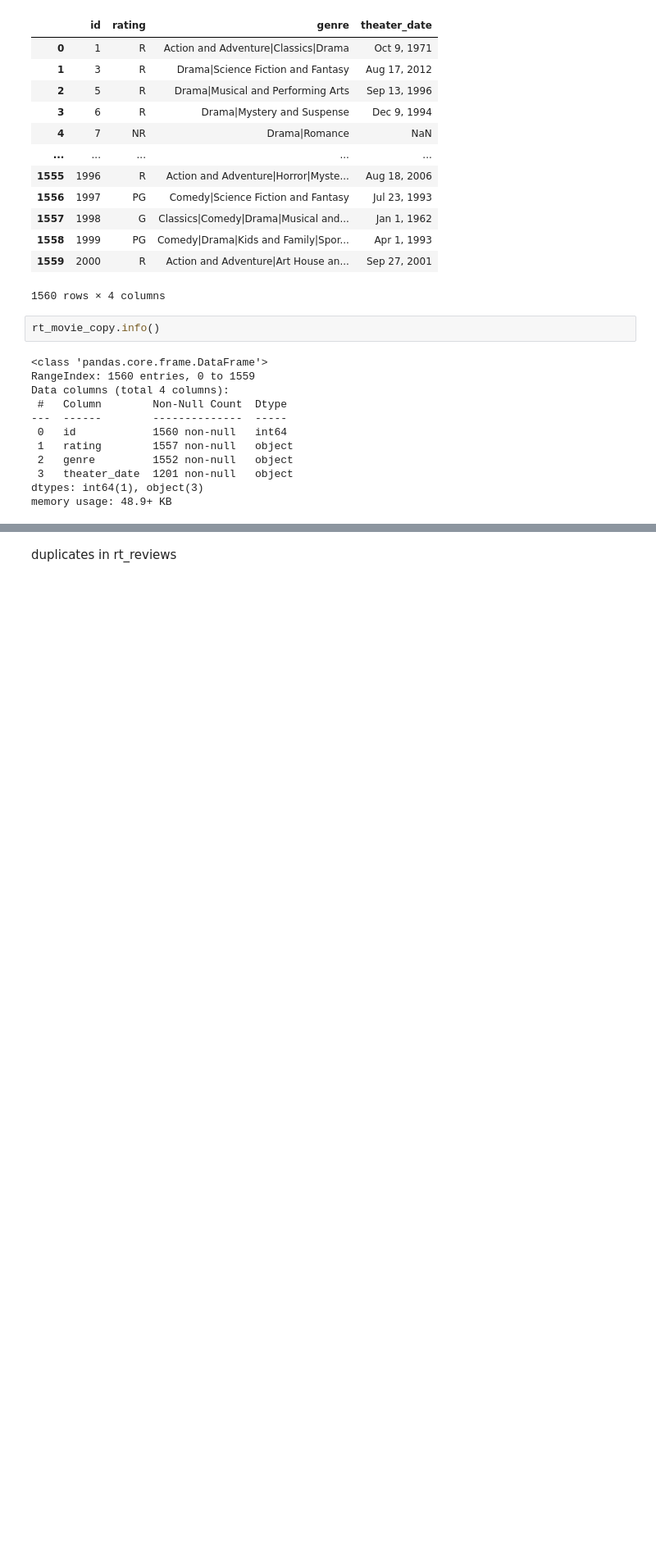
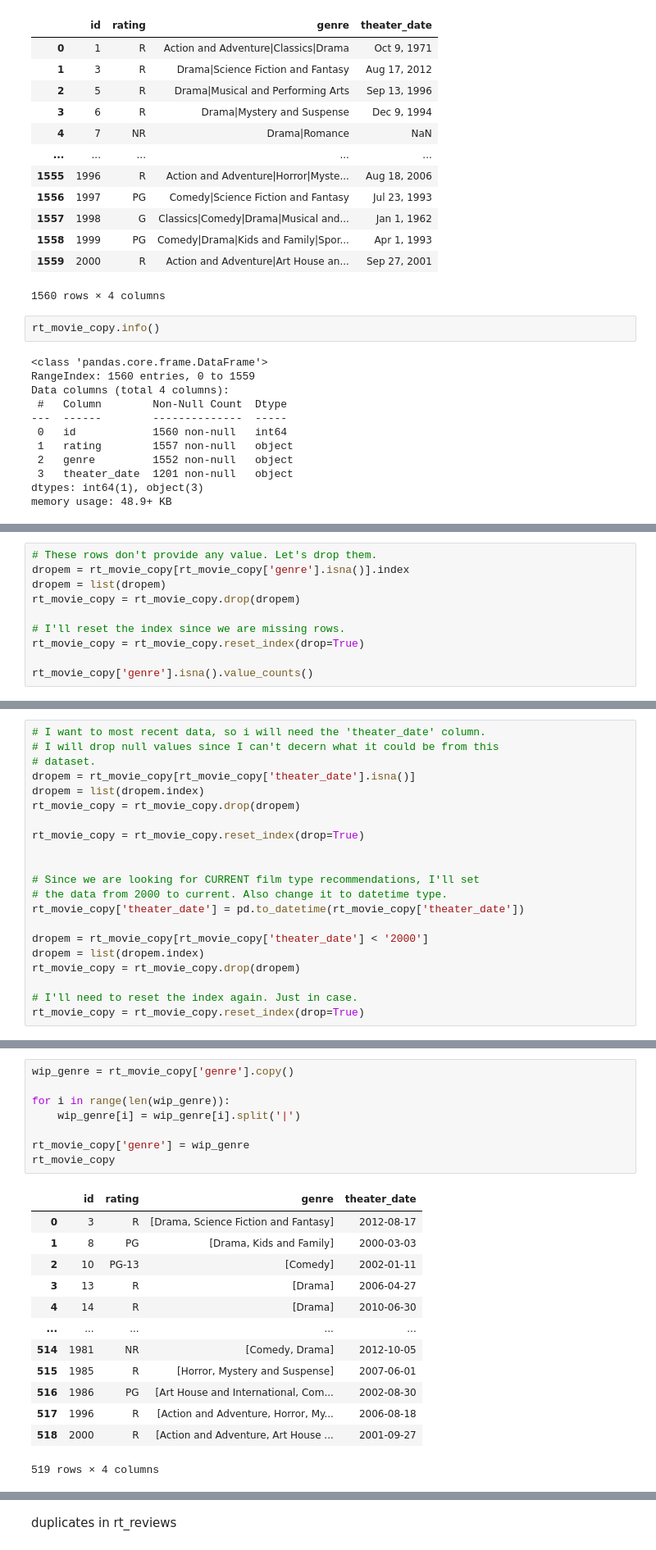
Before and after one commit to epradojr/Microsoft-Movie-Studio-Business-Proposition, a Jupyter notebook: draft_dsc-phase1-project.ipynb, the cells around one changed output, grey strips where cells are left out. Shown at 82% size. Cells and saved outputs as stored; diff of their text form; blank space fills up the shorter version.

```diff
--- a/draft_dsc-phase1-project.ipynb
+++ b/draft_dsc-phase1-project.ipynb
@@ -204,0 +218,10 @@ memory usage: 48.9+ KB
+# %%
+# These rows don't provide any value. Let's drop them.
+dropem = rt_movie_copy[rt_movie_copy['genre'].isna()].index
+dropem = list(dropem)
+rt_movie_copy = rt_movie_copy.drop(dropem)
+
+# I'll reset the index since we are missing rows.
+rt_movie_copy = rt_movie_copy.reset_index(drop=True)
+
+rt_movie_copy['genre'].isna().value_counts()
@@ -204,0 +245,21 @@ memory usage: 48.9+ KB
+# %%
+# I want to most recent data, so i will need the 'theater_date' column.
+# I will drop null values since I can't decern what it could be from this
+# dataset.
+dropem = rt_movie_copy[rt_movie_copy['theater_date'].isna()]
+dropem = list(dropem.index)
+rt_movie_copy = rt_movie_copy.drop(dropem)
+
+rt_movie_copy = rt_movie_copy.reset_index(drop=True)
+
+
+# Since we are looking for CURRENT film type recommendations, I'll set
+# the data from 2000 to current. Also change it to datetime type.
+rt_movie_copy['theater_date'] = pd.to_datetime(rt_movie_copy['theater_date'])
+
+dropem = rt_movie_copy[rt_movie_copy['theater_date'] < '2000']
+dropem = list(dropem.index)
+rt_movie_copy = rt_movie_copy.drop(dropem)
+
+# I'll need to reset the index again. Just in case.
+rt_movie_copy = rt_movie_copy.reset_index(drop=True)
@@ -204,0 +275,22 @@ memory usage: 48.9+ KB
+# %%
+wip_genre = rt_movie_copy['genre'].copy()
+
+for i in range(len(wip_genre)):
+    wip_genre[i] = wip_genre[i].split('|')
+
+rt_movie_copy['genre'] = wip_genre
+rt_movie_copy
+# %% [output]
+|  | id | rating | genre | theater_date |
+| 0 | 3 | R | [Drama, Science Fiction and Fantasy] | 2012-08-17 |
+| 1 | 8 | PG | [Drama, Kids and Family] | 2000-03-03 |
+| 2 | 10 | PG-13 | [Comedy] | 2002-01-11 |
+| 3 | 13 | R | [Drama] | 2006-04-27 |
+| 4 | 14 | R | [Drama] | 2010-06-30 |
+| ... | ... | ... | ... | ... |
+| 514 | 1981 | NR | [Comedy, Drama] | 2012-10-05 |
+| 515 | 1985 | R | [Horror, Mystery and Suspense] | 2007-06-01 |
+| 516 | 1986 | PG | [Art House and International, Com... | 2002-08-30 |
+| 517 | 1996 | R | [Action and Adventure, Horror, My... | 2006-08-18 |
+| 518 | 2000 | R | [Action and Adventure, Art House ... | 2001-09-27 |
+519 rows × 4 columns
```
Also changed, not shown: parts of 11 cells of this notebook.
